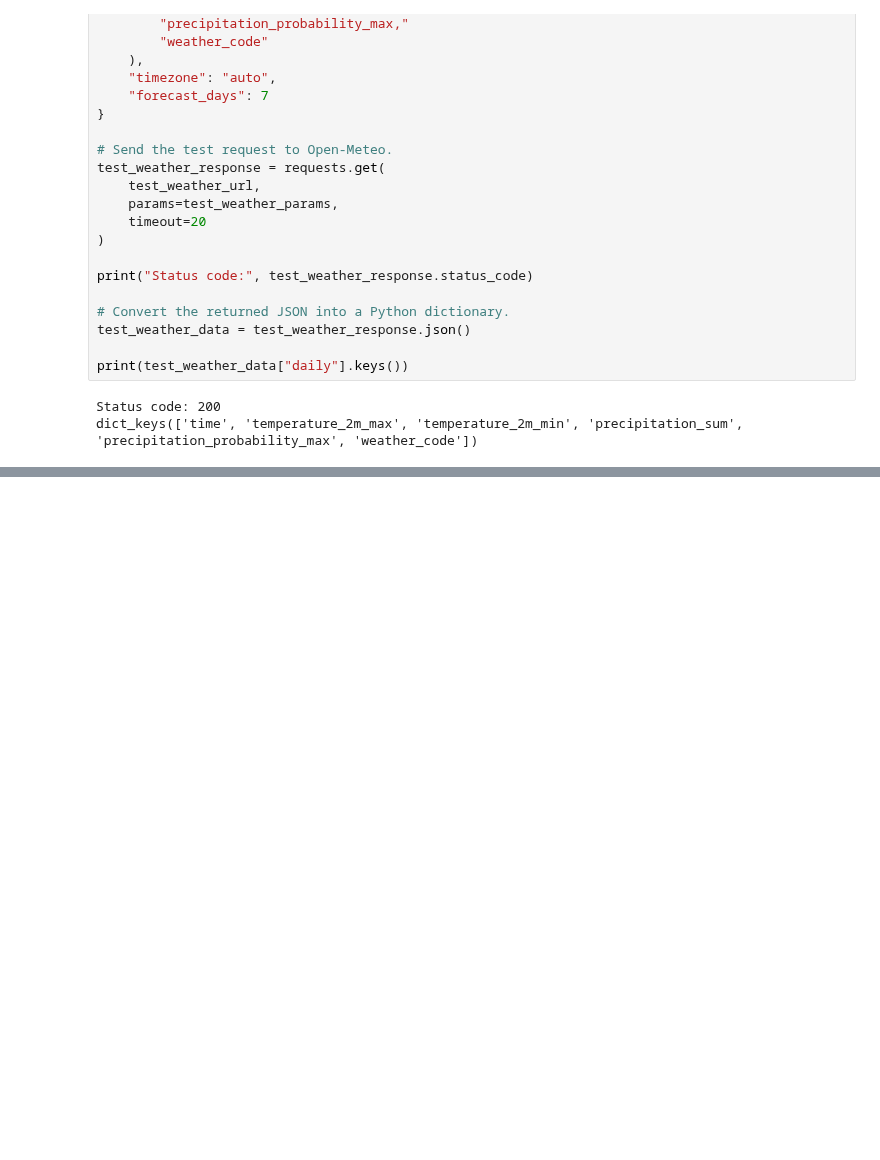
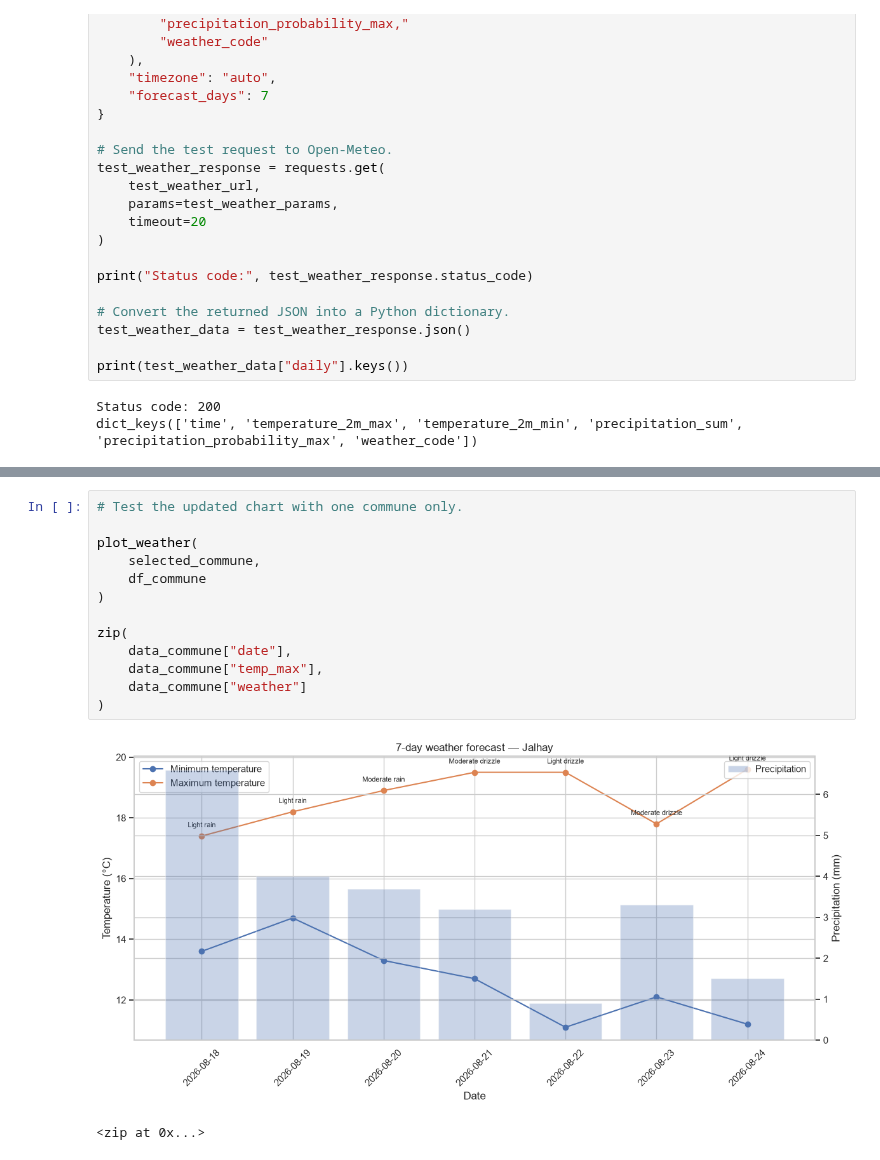
Before and after one commit to Mircea11/BF_IntegIA_2026, a Jupyter notebook: Specialist_IA/Semain 17-08-26/request-exersize.ipynb, the cells around one changed output, grey strips where cells are left out. Cells and saved outputs as stored; diff of their text form; blank space fills up the shorter version.

```diff
--- a/Specialist_IA/Semain 17-08-26/request-exersize.ipynb
+++ b/Specialist_IA/Semain 17-08-26/request-exersize.ipynb
@@ -782,0 +975,16 @@ dict_keys(['time', 'temperature_2m_max', 'temperature_2m_min', 'precipitation_su
+# %%
+# Test the updated chart with one commune only.
+
+plot_weather(
+    selected_commune,
+    df_commune
+)
+
+zip(
+    data_commune["date"],
+    data_commune["temp_max"],
+    data_commune["weather"]
+)
+# %% [output]
+[figure, added]
+<zip at 0x...>
```
Also changed, not shown: parts of 3 cells of this notebook, 4 other files.
